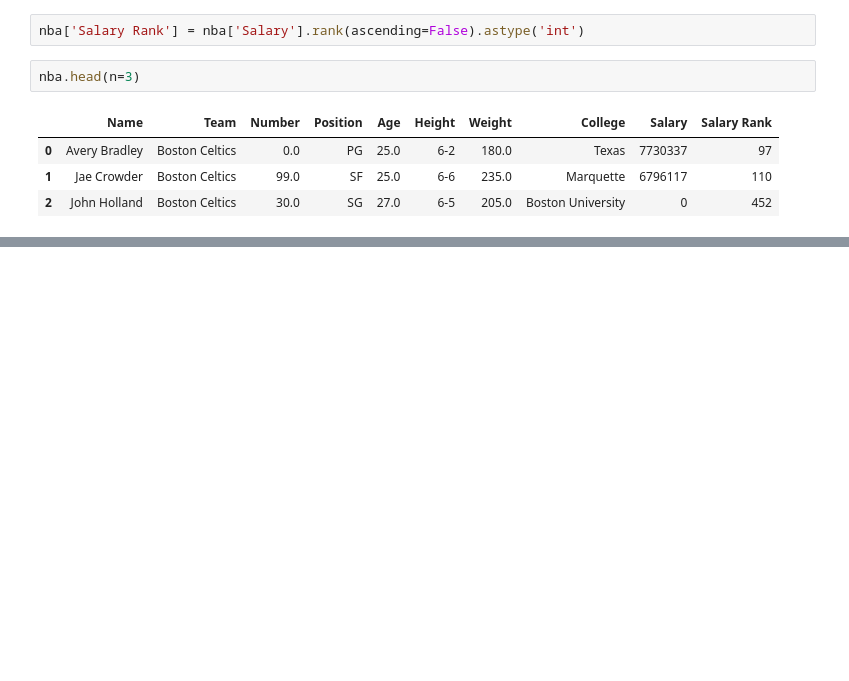
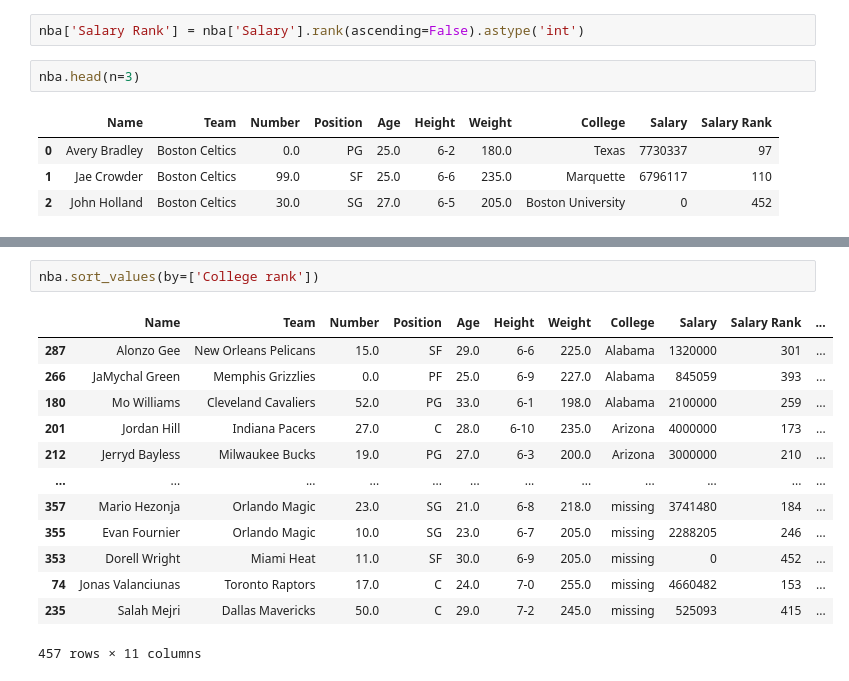
Before and after one commit to TomaszBury/Data-Analysis-with-Pandas-and-Python, a Jupyter notebook: Section_04/92.ipynb, the cells around one changed output, grey strips where cells are left out. Drawn from its saved outputs; the diff is of its cells as text; blank space fills up the shorter version.

```diff
--- a/Section_04/92.ipynb
+++ b/Section_04/92.ipynb
@@ -104,0 +151,16 @@ nba.sort_values(by='Salary',ascending=False).tail(n=15)
+# %%
+nba.sort_values(by=['College rank'])
+# %% [output]
+|  | Name | Team | Number | Position | Age | Height | Weight | College | Salary | Salary Rank | ... |
+| 287 | Alonzo Gee | New Orleans Pelicans | 15.0 | SF | 29.0 | 6-6 | 225.0 | Alabama | 1320000 | 301 | ... |
+| 266 | JaMychal Green | Memphis Grizzlies | 0.0 | PF | 25.0 | 6-9 | 227.0 | Alabama | 845059 | 393 | ... |
+| 180 | Mo Williams | Cleveland Cavaliers | 52.0 | PG | 33.0 | 6-1 | 198.0 | Alabama | 2100000 | 259 | ... |
+| 201 | Jordan Hill | Indiana Pacers | 27.0 | C | 28.0 | 6-10 | 235.0 | Arizona | 4000000 | 173 | ... |
+| 212 | Jerryd Bayless | Milwaukee Bucks | 19.0 | PG | 27.0 | 6-3 | 200.0 | Arizona | 3000000 | 210 | ... |
+| ... | ... | ... | ... | ... | ... | ... | ... | ... | ... | ... | ... |
+| 357 | Mario Hezonja | Orlando Magic | 23.0 | SG | 21.0 | 6-8 | 218.0 | missing | 3741480 | 184 | ... |
+| 355 | Evan Fournier | Orlando Magic | 10.0 | SG | 23.0 | 6-7 | 205.0 | missing | 2288205 | 246 | ... |
+| 353 | Dorell Wright | Miami Heat | 11.0 | SF | 30.0 | 6-9 | 205.0 | missing | 0 | 452 | ... |
+| 74 | Jonas Valanciunas | Toronto Raptors | 17.0 | C | 24.0 | 7-0 | 255.0 | missing | 4660482 | 153 | ... |
+| 235 | Salah Mejri | Dallas Mavericks | 50.0 | C | 29.0 | 7-2 | 245.0 | missing | 525093 | 415 | ... |
+457 rows × 11 columns
```
Also changed, not shown: parts of 24 cells of this notebook.
